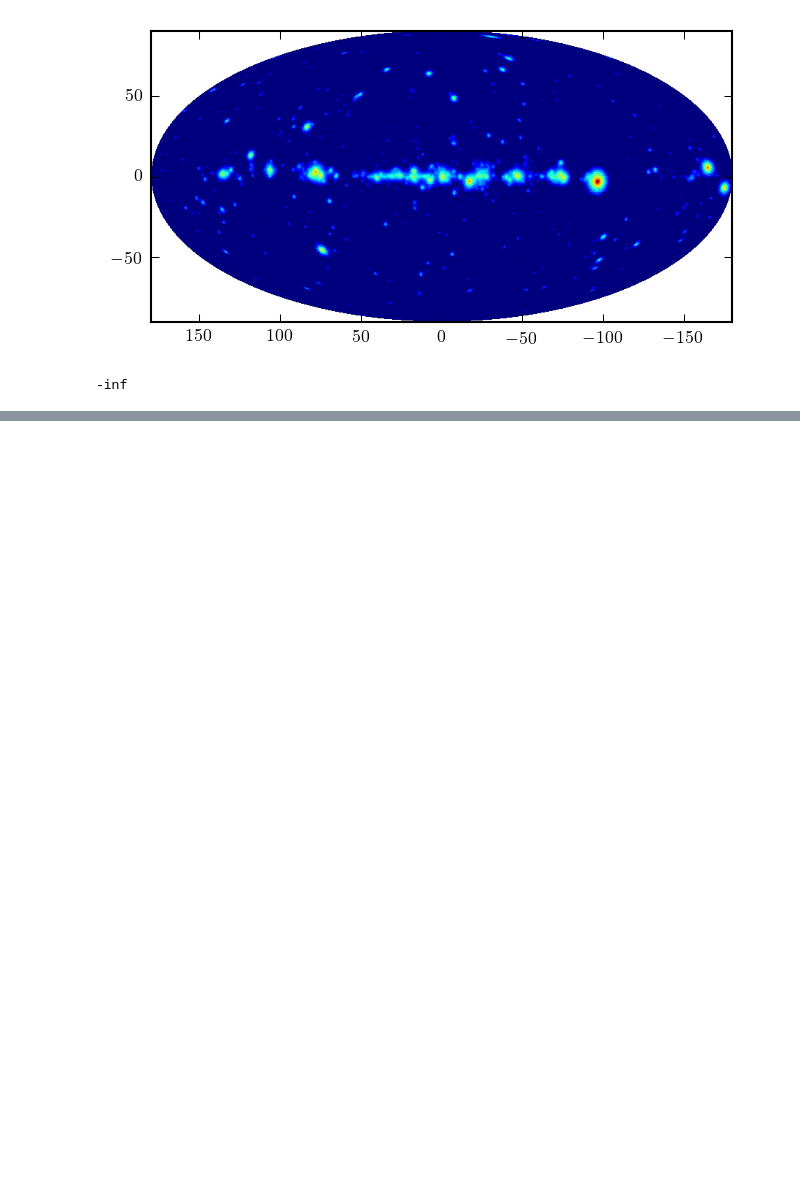
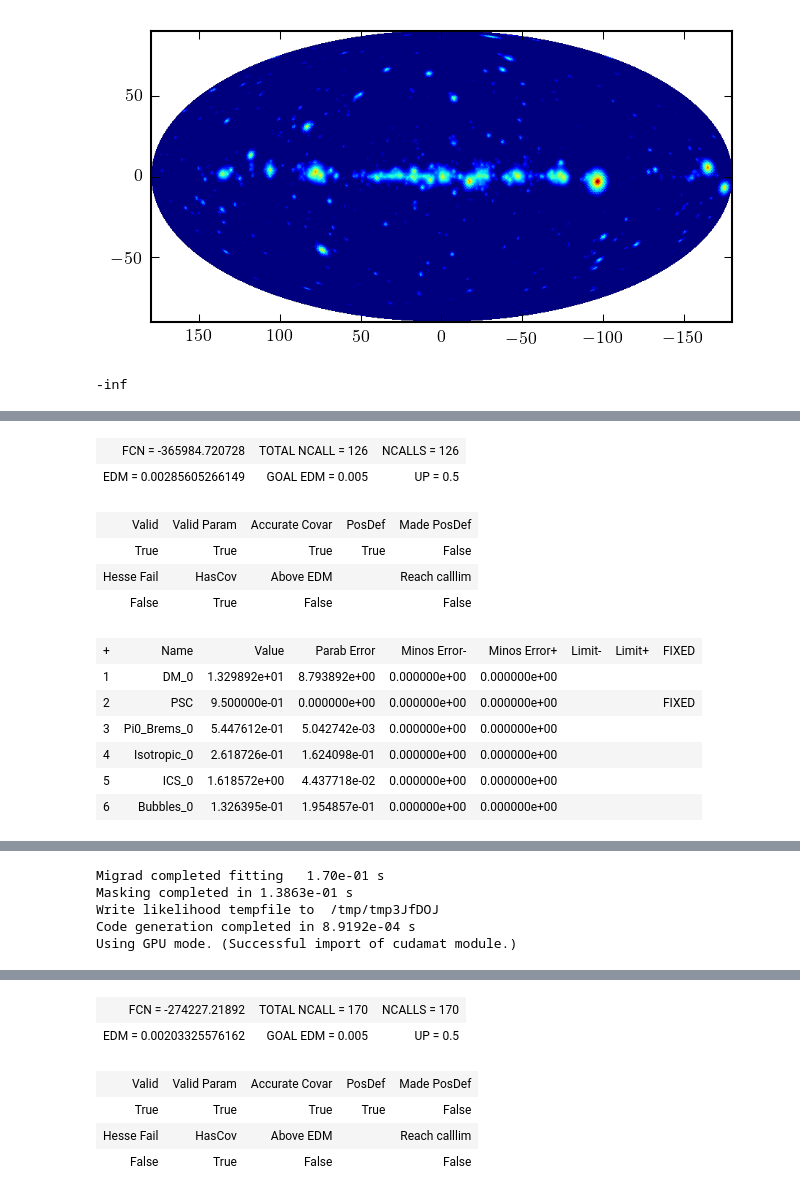
Before and after one commit to erccarls/GammaLike_dev, a Jupyter notebook: Test Analysis.ipynb, the cells around one changed output, grey strips where cells are left out. Cells and saved outputs as stored; diff of their text form; code cells hidden in the pictures; blank space fills up the shorter version.

```diff
--- a/Test Analysis.ipynb
+++ b/Test Analysis.ipynb
@@ -343,0 +323,56 @@ print hdu[2].data.field(0)
+# %%
+
+import GammaLikelihood as l
+reload(l)
+
+#l.RunLikelihoodBinByBin(A, 0, print_level=1, precision=1e-6, tol=1e3)
+
+def ChangeAllLimits(lim=(None, None)):
+
+    for key in A.templateList:
+
+        tmp = A.templateList[key]
+        print key, np.ndim(tmp.limits), tmp.limits
+        if np.ndim(tmp.limits)==2:
+
+            for i, val in enumerate(tmp.limits):
+                tmp.limits[i] = lim
+                tmp.values=1.
+        else:
+            tmp.limits = lim
+            tmp.value=.95
+
+
+ChangeAllLimits()
+
+
+
+def RunBinByBinLikeliehood(self,):
+    results = [l.RunLikelihoodBinByBin(bin=i, analysis=A, print_level=1,precision=1e-10, tol=1e2)
+               for i in range(self.n_bins)]
+    print 'results finished'
+
+    hesse=[]
+    minos=[]
+    for m in results:
+        try:
+            hesse.append(m.hesse())
+        except:
+            hesse.append(None)
+        try:
+            minos.append(m.minos())
+        except:
+            minos.append(None)
+    return results, hesse, minos
+
+
+
+
+#m = l.RunLikelihoodBinByBin, kwds={'bin':1, 'analysis':A, 'print_level':1,'precision':1e-8, 'tol':1e4})
+
+
+
+#A.PrintTemplates()
+
+results, hesse, minos = RunBinByBinLikeliehood(A,)
+# %% [output]
@@ -343,0 +407,13 @@ print hdu[2].data.field(0)
+| FCN = -365984.720728 | TOTAL NCALL = 126 | NCALLS = 126 |
+| EDM = 0.00285605266149 | GOAL EDM = 0.005 | UP = 0.5 |
+| Valid | Valid Param | Accurate Covar | PosDef | Made PosDef |
+| True | True | True | True | False |
+| Hesse Fail | HasCov | Above EDM |  | Reach calllim |
+| False | True | False |  | False |
+| + | Name | Value | Parab Error | Minos Error- | Minos Error+ | Limit- | Limit+ | FIXED |
+| 1 | DM_0 | 1.329892e+01 | 8.793892e+00 | 0.000000e+00 | 0.000000e+00 |  |  |  |
+| 2 | PSC | 9.500000e-01 | 0.000000e+00 | 0.000000e+00 | 0.000000e+00 |  |  | FIXED |
+| 3 | Pi0_Brems_0 | 5.447612e-01 | 5.042742e-03 | 0.000000e+00 | 0.000000e+00 |  |  |  |
+| 4 | Isotropic_0 | 2.618726e-01 | 1.624098e-01 | 0.000000e+00 | 0.000000e+00 |  |  |  |
+| 5 | ICS_0 | 1.618572e+00 | 4.437718e-02 | 0.000000e+00 | 0.000000e+00 |  |  |  |
+| 6 | Bubbles_0 | 1.326395e-01 | 1.954857e-01 | 0.000000e+00 | 0.000000e+00 |  |  |  |
@@ -343,0 +421,5 @@ print hdu[2].data.field(0)
+Migrad completed fitting   1.70e-01 s
+Masking completed in 1.3863e-01 s
+Write likelihood tempfile to  /tmp/tmp3JfDOJ
+Code generation completed in 8.9192e-04 s
+Using GPU mode. (Successful import of cudamat module.)
@@ -343,0 +444,6 @@ print hdu[2].data.field(0)
+| FCN = -274227.21892 | TOTAL NCALL = 170 | NCALLS = 170 |
+| EDM = 0.00203325576162 | GOAL EDM = 0.005 | UP = 0.5 |
+| Valid | Valid Param | Accurate Covar | PosDef | Made PosDef |
+| True | True | True | True | False |
+| Hesse Fail | HasCov | Above EDM |  | Reach calllim |
+| False | True | False |  | False |
```
Also changed, not shown: parts of 7 cells of this notebook, 5 other files.
